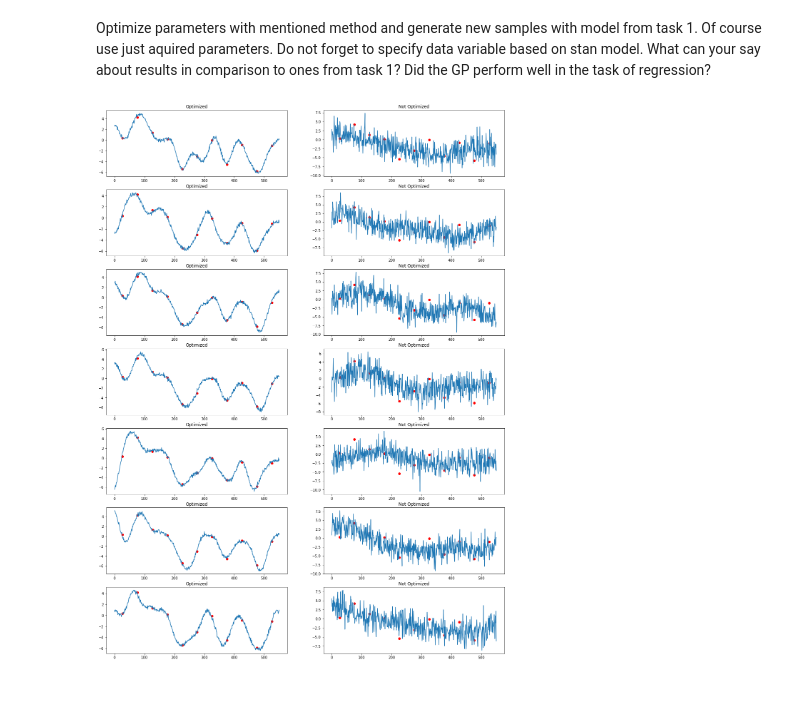
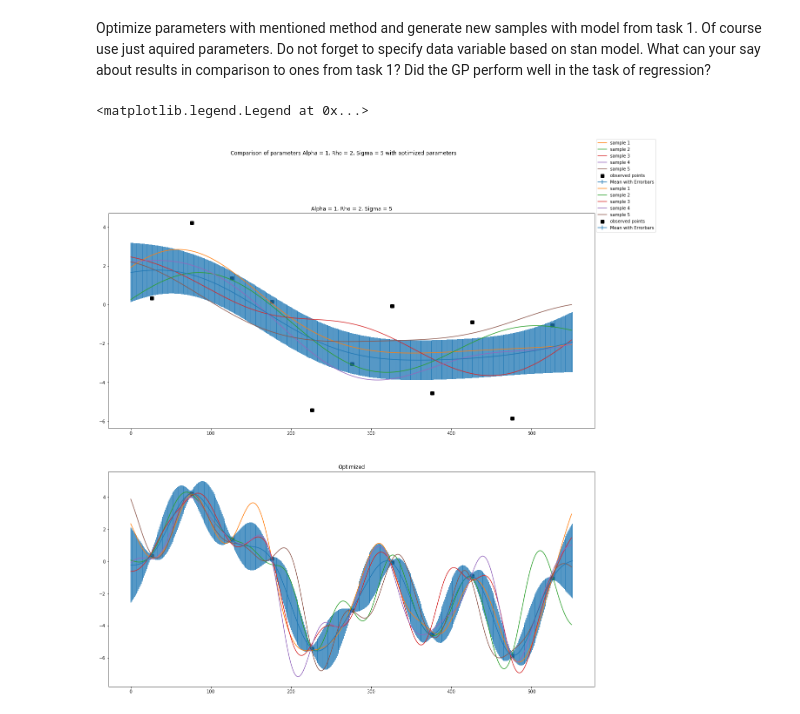
Before and after one commit to SzymonLisAGH/DataAnalytics, a Jupyter notebook: Lab6.ipynb, the cells around one changed output. Saved outputs shown, nothing was run; the diff lists cells and outputs as text; code cells hidden in the pictures.

```diff
--- a/Lab6.ipynb
+++ b/Lab6.ipynb
@@ -270,9 +206,11 @@ rm -f C:/Users/slis/Desktop/DA/stanpy_i_spolka/6/gaussian_process_optimize.o
 # %%
 data={'N_obs':11,'y_obs':y_obs,'x_obs' : x_obs}
 result2 = model2.optimize(data=data, seed=5838298)
-
+result_optimized = model.sample(data={'N_predict':551, 'x_predict':x_predict,'N_obs':11,'y_obs':y_obs,'observed_idx':observed_idx,'rho':result2.stan_variable("rho"),'alpha':result2.stan_variable("alpha"),'sigma':result2.stan_variable("sigma")}, chains = 4)
+alpha = 3
+rho = 5.5
+sigma = 2
 result = model.sample(data={'N_predict':551, 'x_predict':x_predict,'N_obs':11,'y_obs':y_obs,'observed_idx':observed_idx,'rho':rho,'alpha':alpha,'sigma':sigma}, chains = 4)
-result_ = model.sample(data={'N_predict':551, 'x_predict':x_predict,'N_obs':11,'y_obs':y_obs,'observed_idx':observed_idx,'rho':result2.stan_variable("rho"),'alpha':result2.stan_variable("alpha"),'sigma':result2.stan_variable("sigma")}, chains = 4)
 # %% [output]
 INFO:cmdstanpy:Chain [1] start processing
 INFO:cmdstanpy:Chain [1] done processing
@@ -314,23 +230,33 @@ INFO:cmdstanpy:CmdStan done processing.
 Optimize parameters with mentioned method and generate new samples with model from task 1. Of course use just aquired parameters. Do not forget to specify data variable based on stan model.
 What can your say about results in comparison to ones from task 1?
 Did the GP perform well in the task of regression?
-# %%
-fig, axs = plt.subplots(7,2)
-fig.set_size_inches(20,28)
-
-for i in range(7):
-    y_predicts = result_.stan_variable('y_predict')
-    y_predict = y_predicts[i,:]
-    mean = np.mean(y_predict)
-    axs[i,0].plot(y_predict)
-    axs[i,0].scatter(observed_idx,y_obs , color='r')
-    axs[i,0].set_title("Optimized")
-
-    y_predicts = result.stan_variable('y_predict')
-    y_predict = y_predicts[i,:]
-    mean = np.mean(y_predict)
-    axs[i,1].plot(y_predict)
-    axs[i,1].scatter(observed_idx,y_obs , color='r')
-    axs[i,1].set_title("Not Optimized")
-# %% [output]
-[figure, removed]
+# %%
+fig, ax = plt.subplots(2,figsize=(20,20))
+fig.suptitle('Comparison of parameters Alpha = 1, Rho = 2, Sigma = 5 with optimized parameters')
+
+mean=np.mean(result.stan_variable("f_predict"),axis=0)
+std=np.std(result.stan_variable("f_predict"),axis=0)
+ax[0].errorbar(np.linspace(0,551,551),mean,std,label="Mean with Errorbars")
+ax[0].plot(result.stan_variable("f_predict")[0],label="sample 1")
+ax[0].plot(result.stan_variable("f_predict")[1],label="sample 2")
+ax[0].plot(result.stan_variable("f_predict")[2],label="sample 3")
+ax[0].plot(result.stan_variable("f_predict")[3],label="sample 4")
+ax[0].plot(result.stan_variable("f_predict")[4],label="sample 5")
+ax[0].scatter(observed_idx, y_obs, color="black", marker=",", linewidths=3,label="observed points")
+ax[0].set_title("Alpha = 1, Rho = 2, Sigma = 5")
+
+mean=np.mean(result_optimized.stan_variable("f_predict"),axis=0)
+std=np.std(result_optimized.stan_variable("f_predict"),axis=0)
+ax[1].errorbar(np.linspace(0,551,551),mean,std,label="Mean with Errorbars")
+ax[1].plot(result_optimized.stan_variable("f_predict")[0],label="sample 1")
+ax[1].plot(result_optimized.stan_variable("f_predict")[1],label="sample 2")
+ax[1].plot(result_optimized.stan_variable("f_predict")[2],label="sample 3")
+ax[1].plot(result_optimized.stan_variable("f_predict")[3],label="sample 4")
+ax[1].plot(result_optimized.stan_variable("f_predict")[4],label="sample 5")
+ax[1].scatter(observed_idx, y_obs, color="black", marker=",", linewidths=3,label="observed points")
+ax[1].set_title("Optimized")
+
+fig.legend()
+# %% [output]
+<matplotlib.legend.Legend at 0x...>
+[figure, added]
```
Also changed, not shown: parts of 10 cells of this notebook.
